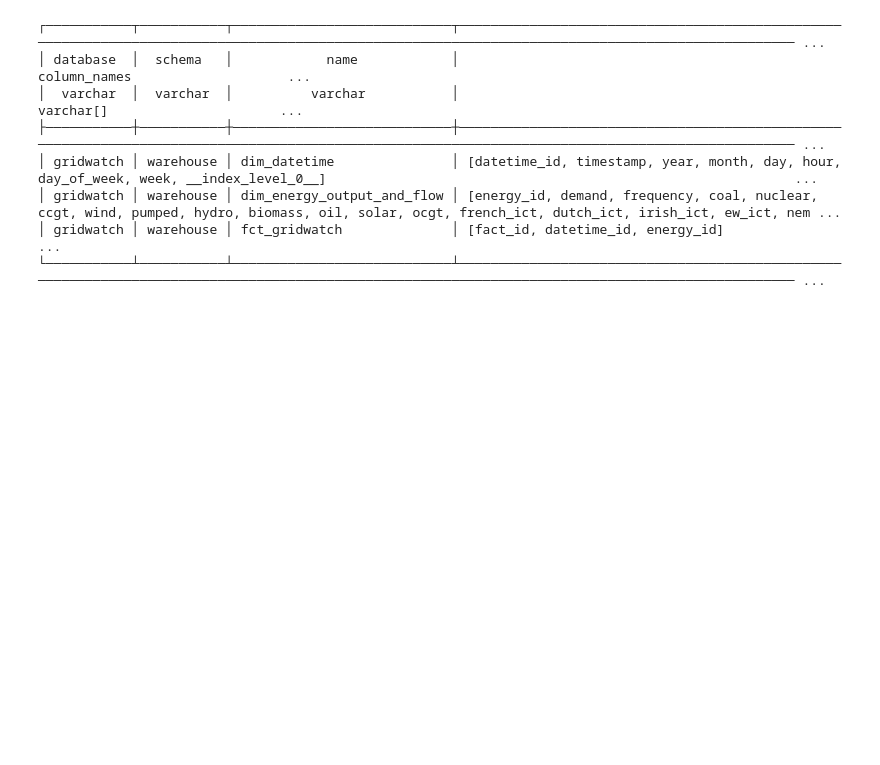
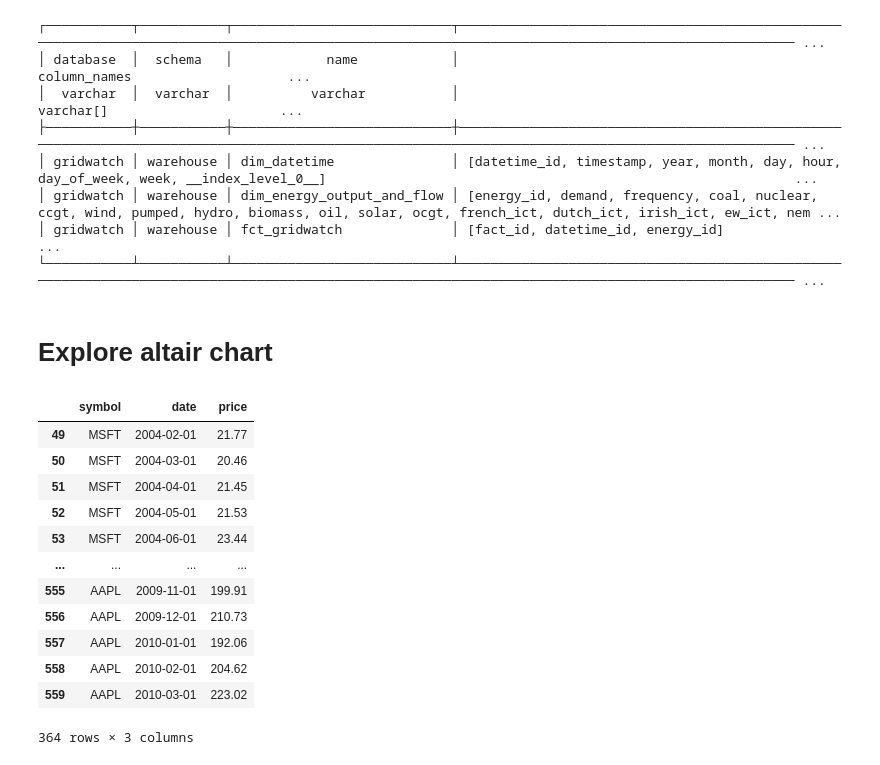
Before and after one commit to raefaidid/gridwatch_uk, a Jupyter notebook: notebooks/playground.ipynb, the cells around one changed output. Drawn from its saved outputs; the diff is of its cells as text; code cells hidden in the pictures; blank space fills up the shorter version.

```diff
--- a/notebooks/playground.ipynb
+++ b/notebooks/playground.ipynb
@@ -864,3 +865,32 @@ conn.sql("SHOW ALL TABLES")
 └───────────┴───────────┴────────────────────────────┴────────────────────────────────────────────────────────────────────────────────────────────────────────────────────────────────────────────────── ...
 # %%
 conn.close()
+# %% [markdown]
+# Explore altair chart
+# %%
+from vega_datasets import data
+
+
+def get_data():
+    source = data.stocks()
+    source = source[source.date.gt("2004-01-01")]
+    return source
+
+
+stock_data = get_data()
+# %%
+stock_data
+# %% [output]
+|  | symbol | date | price |
+| 49 | MSFT | 2004-02-01 | 21.77 |
+| 50 | MSFT | 2004-03-01 | 20.46 |
+| 51 | MSFT | 2004-04-01 | 21.45 |
+| 52 | MSFT | 2004-05-01 | 21.53 |
+| 53 | MSFT | 2004-06-01 | 23.44 |
+| ... | ... | ... | ... |
+| 555 | AAPL | 2009-11-01 | 199.91 |
+| 556 | AAPL | 2009-12-01 | 210.73 |
+| 557 | AAPL | 2010-01-01 | 192.06 |
+| 558 | AAPL | 2010-02-01 | 204.62 |
+| 559 | AAPL | 2010-03-01 | 223.02 |
+364 rows × 3 columns
```
Also changed, not shown: parts of 9 cells of this notebook, 3 other files.
